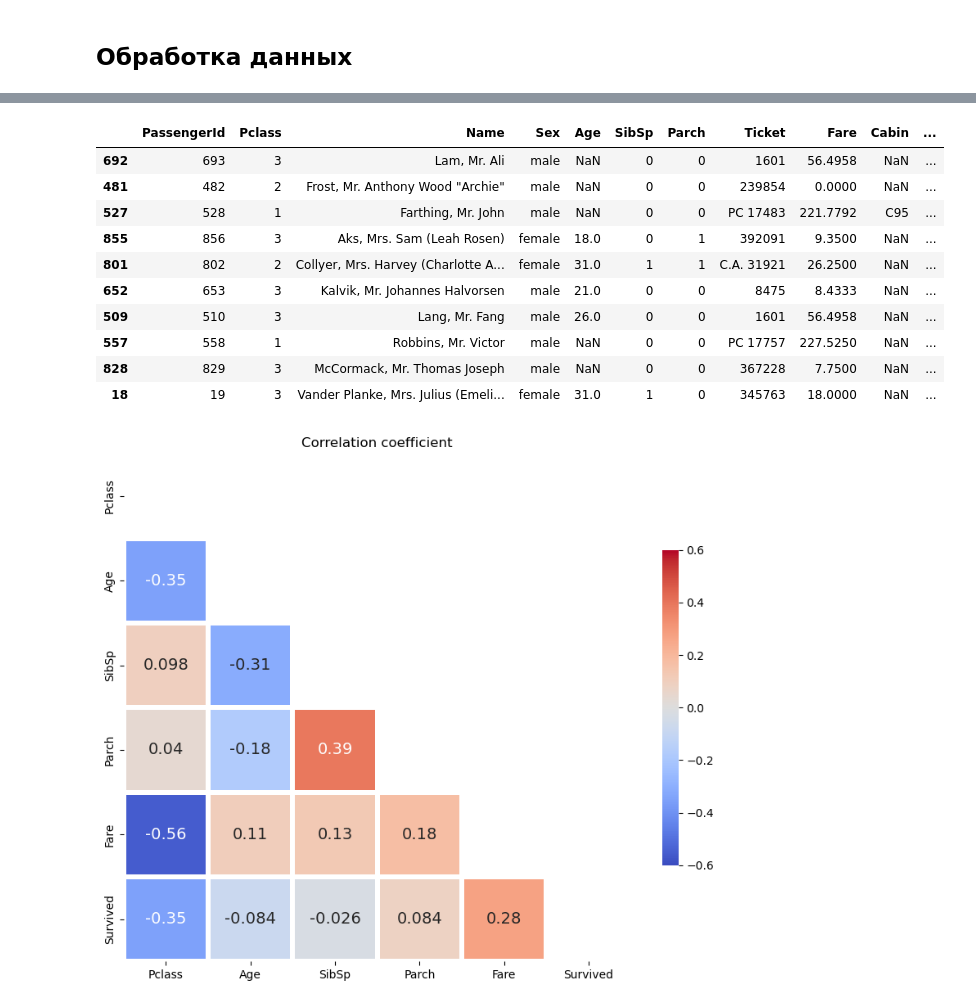
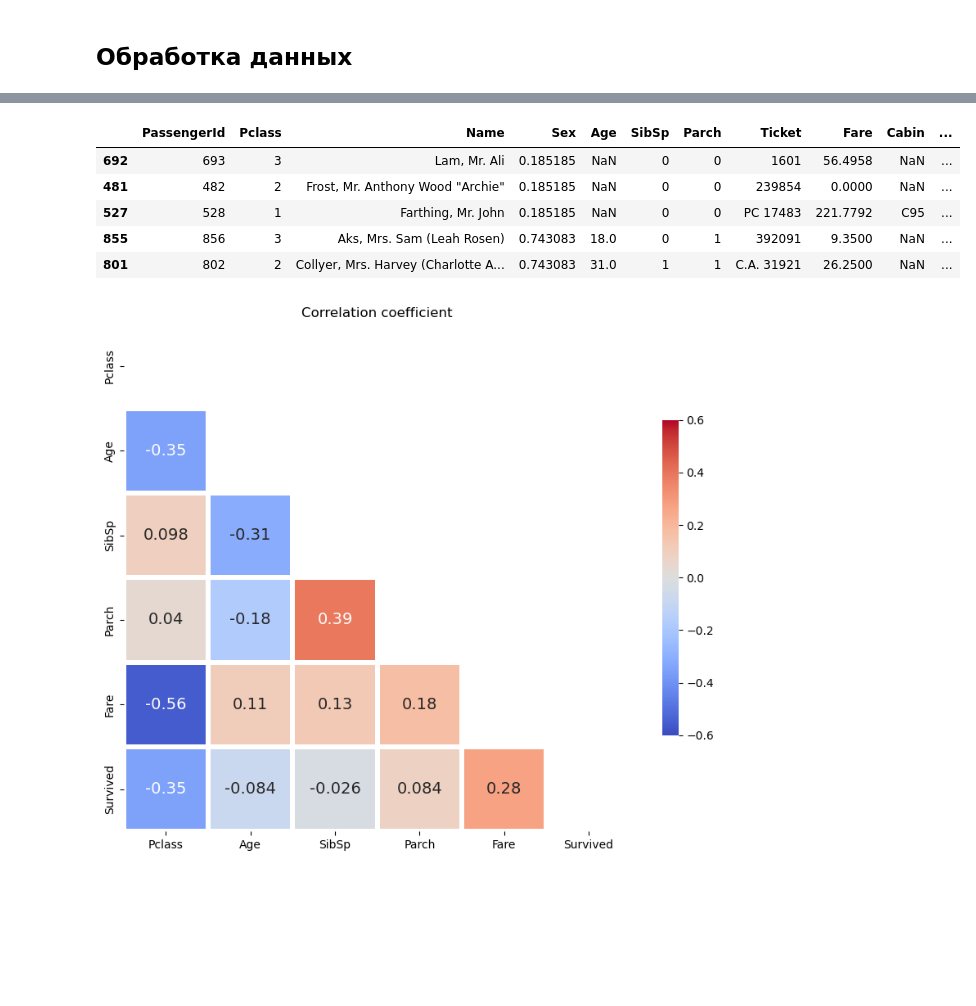
Before and after one commit to AlekseiBogachev/Titanic-Machine-Learning-from-Disaster, a Jupyter notebook: sources/Titanic-Machine-Learning-from-Disaster.ipynb, the cells around one changed output, grey strips where cells are left out. Drawn from its saved outputs; the diff is of its cells as text; code cells hidden in the pictures; blank space fills up the shorter version.

```diff
--- a/sources/Titanic-Machine-Learning-from-Disaster.ipynb
+++ b/sources/Titanic-Machine-Learning-from-Disaster.ipynb
@@ -1135,7 +1133,7 @@ class IsCabinAdder(BaseEstimator, TransformerMixin):
         return self
 
     def transform(self, X, y=None):
-        is_cabin = X.Cabin.isna().astype('int')
+        is_cabin = X.Cabin.isna().astype('float')
         is_cabin.name = 'isCabin'
 
         return pd.concat([X, is_cabin], axis='columns')
@@ -1142,11 +1161,23 @@ class IsCabinAdder(BaseEstimator, TransformerMixin):
 # %%
-test_pipe = Pipeline([
+data_prep = Pipeline([
     ('title_adder', TitleAdder()),
     ('age_group_adder', AgeGroupAdder()),
     ('family_adder', FamilyAdder()),
     ('is_family_adder', isFamilyAdder()),
     ('fare_group_adder', FareGroupAdder()),
-    ('is_cabin_adder', IsCabinAdder())
+    ('is_cabin_adder', IsCabinAdder()),
+    ('categorical_encoder', TargetEncoder(cols=['Title', 'Sex', 'Embarked'], handle_unknown='return_nan'))
+#     ('switch', ColumnTransformer([
+#         ('drop', 'drop', ['PassengerId', 'Name', 'Ticket', 'Cabin']),
+# #         ('categorical', TargetEncoder(handle_unknown='return_nan'), ['Title', 'Sex', 'Embarked']),
+#         ('numerical',
+#          Pipeline([
+#              ('num_imputer', KNNImputer()),
+#              ('scaler', StandardScaler()),
+#          ]),
+#          ['Pclass', ]
+#         )
+#     ], remainder='passthrough')
+#     ),
+#     ('cat_imputer', SimpleImputer(strategy='most_frequent')),
 ])
-# %%
-test_pipe.fit_transform(X_train).info()
@@ -1171,17 +1184,12 @@ memory usage: 113.5+ KB
 # %%
-test_pipe.fit_transform(X_train).head(10)
+pd.DataFrame(data_prep.fit_transform(X_train, y_train)).head()
 # %% [output]
 |  | PassengerId | Pclass | Name | Sex | Age | SibSp | Parch | Ticket | Fare | Cabin | ... |
-| 692 | 693 | 3 | Lam, Mr. Ali | male | NaN | 0 | 0 | 1601 | 56.4958 | NaN | ... |
-| 481 | 482 | 2 | Frost, Mr. Anthony Wood "Archie" | male | NaN | 0 | 0 | 239854 | 0.0000 | NaN | ... |
-| 527 | 528 | 1 | Farthing, Mr. John | male | NaN | 0 | 0 | PC 17483 | 221.7792 | C95 | ... |
-| 855 | 856 | 3 | Aks, Mrs. Sam (Leah Rosen) | female | 18.0 | 0 | 1 | 392091 | 9.3500 | NaN | ... |
-| 801 | 802 | 2 | Collyer, Mrs. Harvey (Charlotte A... | female | 31.0 | 1 | 1 | C.A. 31921 | 26.2500 | NaN | ... |
-| 652 | 653 | 3 | Kalvik, Mr. Johannes Halvorsen | male | 21.0 | 0 | 0 | 8475 | 8.4333 | NaN | ... |
-| 509 | 510 | 3 | Lang, Mr. Fang | male | 26.0 | 0 | 0 | 1601 | 56.4958 | NaN | ... |
-| 557 | 558 | 1 | Robbins, Mr. Victor | male | NaN | 0 | 0 | PC 17757 | 227.5250 | NaN | ... |
-| 828 | 829 | 3 | McCormack, Mr. Thomas Joseph | male | NaN | 0 | 0 | 367228 | 7.7500 | NaN | ... |
-| 18 | 19 | 3 | Vander Planke, Mrs. Julius (Emeli... | female | 31.0 | 1 | 0 | 345763 | 18.0000 | NaN | ... |
+| 692 | 693 | 3 | Lam, Mr. Ali | 0.185185 | NaN | 0 | 0 | 1601 | 56.4958 | NaN | ... |
+| 481 | 482 | 2 | Frost, Mr. Anthony Wood "Archie" | 0.185185 | NaN | 0 | 0 | 239854 | 0.0000 | NaN | ... |
+| 527 | 528 | 1 | Farthing, Mr. John | 0.185185 | NaN | 0 | 0 | PC 17483 | 221.7792 | C95 | ... |
+| 855 | 856 | 3 | Aks, Mrs. Sam (Leah Rosen) | 0.743083 | 18.0 | 0 | 1 | 392091 | 9.3500 | NaN | ... |
+| 801 | 802 | 2 | Collyer, Mrs. Harvey (Charlotte A... | 0.743083 | 31.0 | 1 | 1 | C.A. 31921 | 26.2500 | NaN | ... |
 # %%
 def plot_diag_cor_matrix(data, ax, annot=True, vmin=-1, vmax=1):
     corr = data.corr()
```
Also changed, not shown: parts of 11 cells of this notebook.
